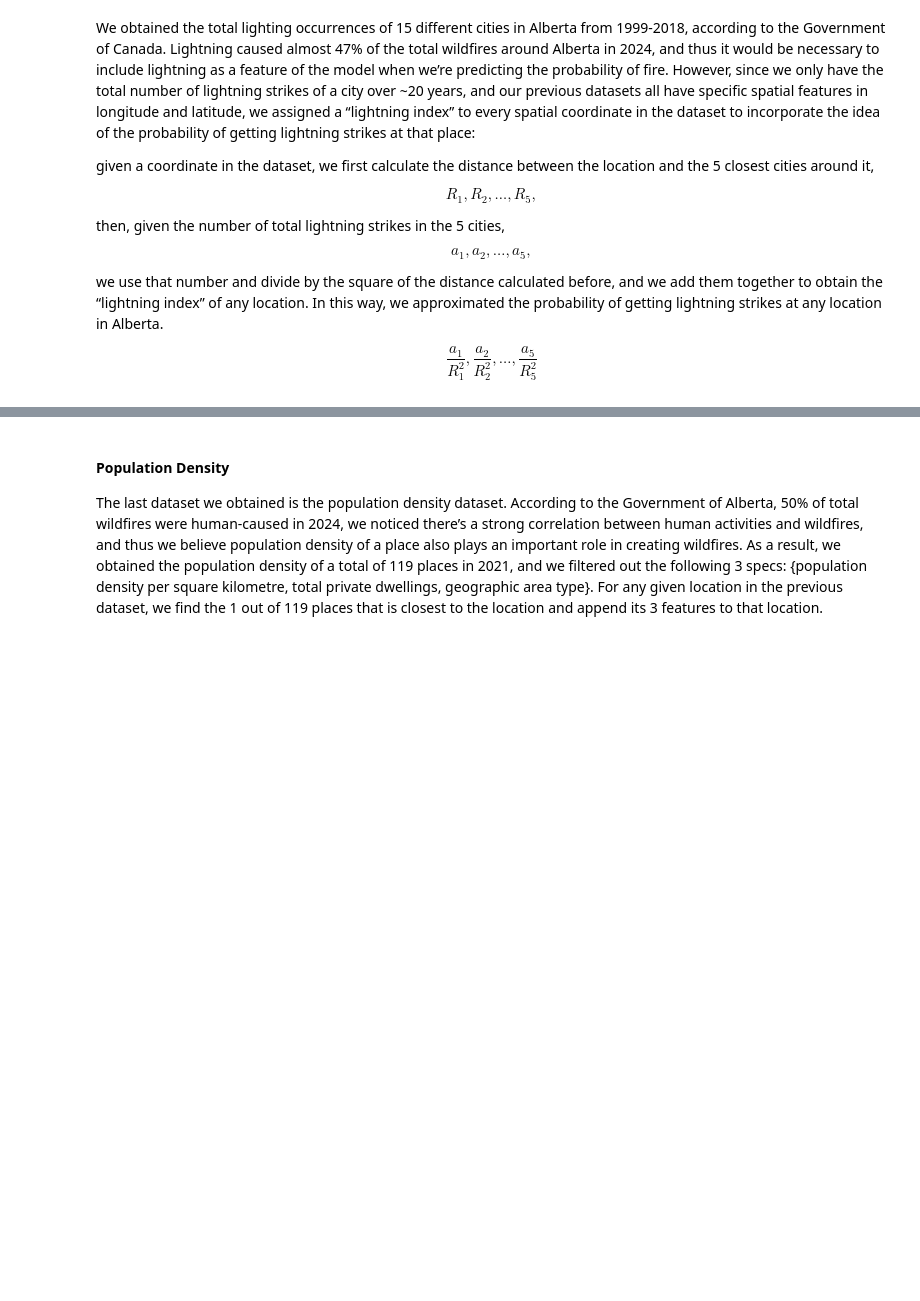
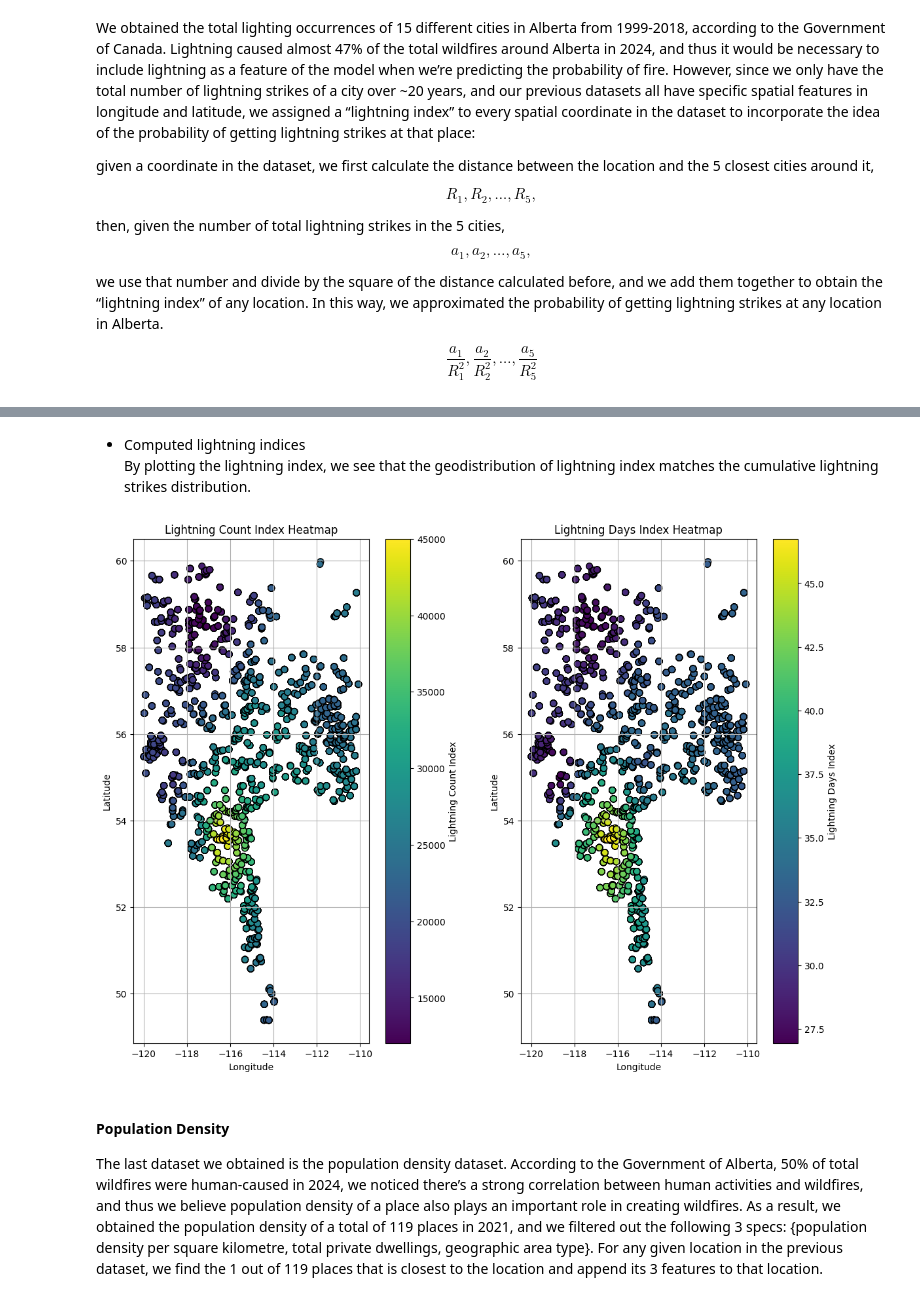
Before and after one commit to y344shi/WeatherTransformer, a Jupyter notebook: MSE_446_Project_Report.ipynb, the cells around one changed output, grey strips where cells are left out. Drawn from its saved outputs; the diff is of its cells as text; code cells hidden in the pictures; blank space fills up the shorter version.

```diff
--- a/MSE_446_Project_Report.ipynb
+++ b/MSE_446_Project_Report.ipynb
@@ -44,0 +303,14 @@ In contrast, data from the Government of Alberta’s weather station spans a muc
+# %%
+fire_nonfire_df = pd.read_csv('./data_processing/WildFireData/wildfire&nonfire2024_4.csv')
+API_KEY = "b80fa3472414982ae4e0d191c7de5ec2"
+call_weather_API = False # Set to True to call the API, False to load existing data
+
+weather_file_path = "./data_processing/OpenWeatherData/OpenWeatherHistory2024_4_2Data.csv"
+if call_weather_API:
+    locations = fire_nonfire_df[['LATITUDE', 'LONGITUDE', 'START_DATE']].values.tolist()
+    weather_df = fetch_weather_history(API_KEY, locations, save_path=weather_file_path, count=1, save_every=100)
+    display(weather_df.head(1))
+else:
+    # read csv to df such that first column is index
+    weather_df = pd.read_csv(weather_file_path, index_col=0)
+    display(weather_df.head(1))
@@ -68,0 +411,6 @@ $$
+# %%
+merged_df = pd.read_csv("./data_processing/OpenWeatherData/weather_fire_merged_4.csv")
+lightning_df = pd.read_csv('./data_processing/LightningData/lightning_cities_data.csv')
+merged_df = get_lightning_data(merged_df, lightning_df)
+display(merged_df.head())
+merged_df.to_csv("./data_processing/LightningData/weather_fire_lightning_merged_2024.csv", index=False)
@@ -69,3 +466,49 @@ $$
+# %% [markdown]
+- Computed lightning indices
+By plotting the lightning index, we see that the geodistribution of lightning index matches the cumulative lightning strikes distribution.
+# %%
+def plot_computed_lightning_indices(merged_df):
+    # plot merged_df['lightning_count_index'] as heat map for all longitude and latitude values
+    fig, axes = plt.subplots(1, 2, figsize=(14, 10))
+
+    # Plot lightning_count_index
+    sc1 = axes[0].scatter(
+        merged_df['LONGITUDE'],
+        merged_df['LATITUDE'],
+        c=merged_df['lightning_count_index'],
+        cmap='viridis',
+        s=50,
+        edgecolors='black'
+    )
+    axes[0].set_title('Lightning Count Index Heatmap')
+    axes[0].set_xlabel('Longitude')
+    axes[0].set_ylabel('Latitude')
+    f = 1.0 / np.cos(60 * np.pi / 180)
+    axes[0].set_aspect(f, adjustable='box')
+    axes[0].grid(True)
+    fig.colorbar(sc1, ax=axes[0], label='Lightning Count Index')
+
+    # Plot lightning_days_index
+    sc2 = axes[1].scatter(
+        merged_df['LONGITUDE'],
+        merged_df['LATITUDE'],
+        c=merged_df['lightning_days_index'],
+        cmap='viridis',
+        s=50,
+        edgecolors='black'
+    )
+    axes[1].set_title('Lightning Days Index Heatmap')
+    axes[1].set_xlabel('Longitude')
+    axes[1].set_ylabel('Latitude')
+    axes[1].set_aspect(f, adjustable='box')
+    axes[1].grid(True)
+    fig.colorbar(sc2, ax=axes[1], label='Lightning Days Index')
+
+    plt.show()
+
+plot_computed_lightning_indices(merged_df)
+# %% [output]
+[figure, added]
 # %% [markdown]
 #### Population Density
 
```
Also changed, not shown: parts of 35 cells of this notebook.
